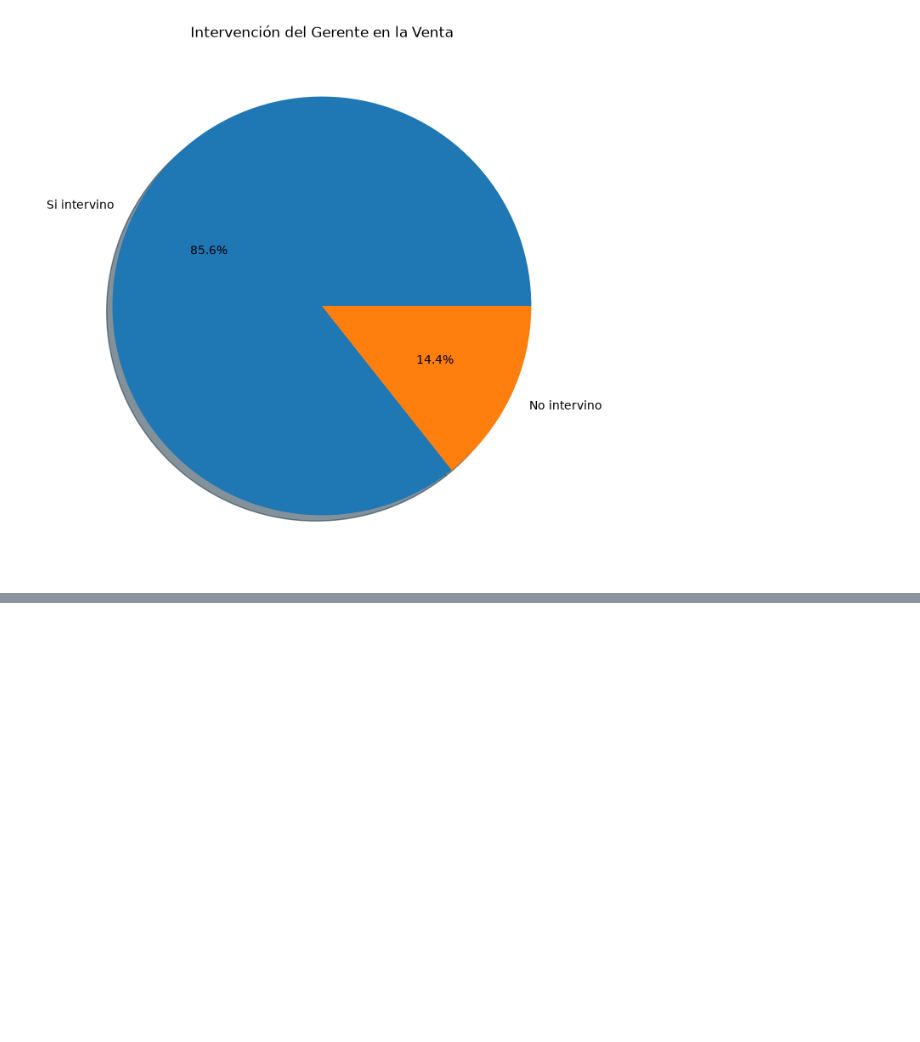
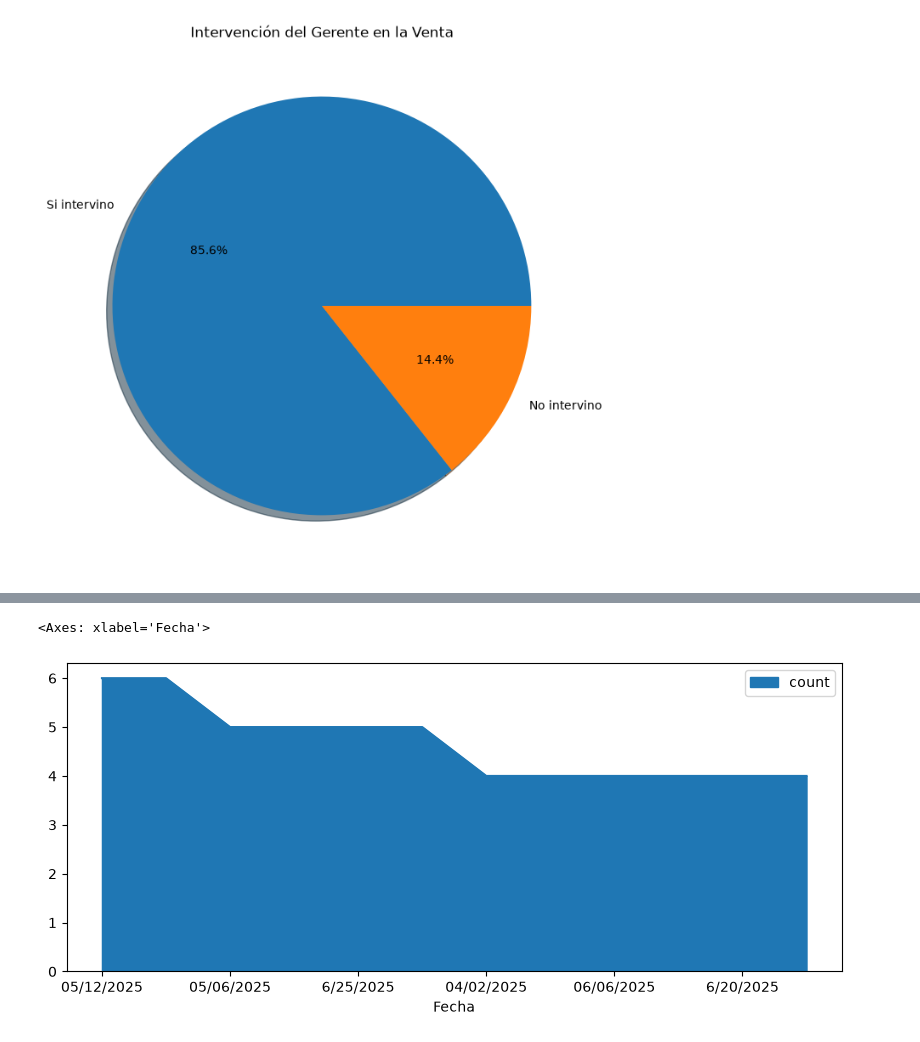
Before and after one commit to a01739242-ui/Extraccion_de_Caracteristicas, a Jupyter notebook: Actividad 4.1/codigo_categorias.ipynb, the cells around one changed output, grey strips where cells are left out. Saved outputs shown, nothing was run; the diff lists cells and outputs as text; code cells hidden in the pictures; blank space fills up the shorter version.

```diff
--- a/Actividad 4.1/codigo_categorias.ipynb
+++ b/Actividad 4.1/codigo_categorias.ipynb
@@ -223,0 +264,4 @@ Text(0.5, 1.0, 'Intervención del Gerente en la Venta')
+# %%
+ #Obtengo un análisis univariado de las variables categóricas
+Tabla_freq6 = df_bitacoras['Fecha'].value_counts().reset_index()
+Tabla_freq6
@@ -223,0 +282,4 @@ Text(0.5, 1.0, 'Intervención del Gerente en la Venta')
+# %%
+#Obtengo un filtro de los valores más reelevantes de la variable categórica seleccionada
+Filtro2= Tabla_freq6[Tabla_freq6['count']>3] #Filtrar los que sean mayores a 3
+Filtro2
@@ -223,0 +300,4 @@ Text(0.5, 1.0, 'Intervención del Gerente en la Venta')
+# %%
+#Ajusto el indice de mi dataframe
+Filtro_index2= Filtro2.set_index('Fecha')
+Filtro_index2
@@ -223,0 +319,6 @@ Text(0.5, 1.0, 'Intervención del Gerente en la Venta')
+# %%
+#Realizamos grafico de área del dataframe filtrado
+Filtro_index2.plot(kind='area', figsize=(10,4),alpha = 1)
+# %% [output]
+<Axes: xlabel='Fecha'>
+[figure, added]
```
Also changed, not shown: parts of 10 cells of this notebook.
